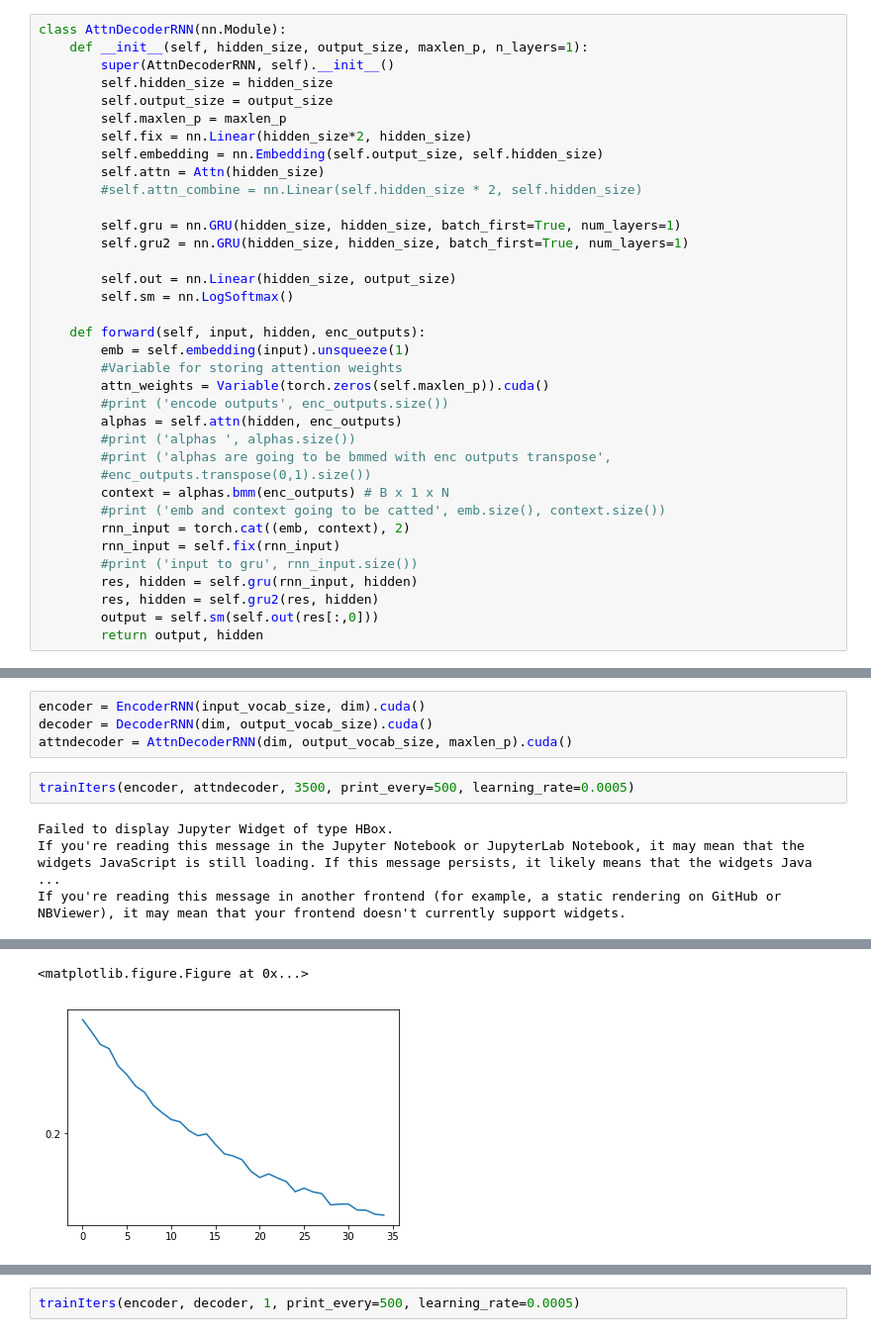
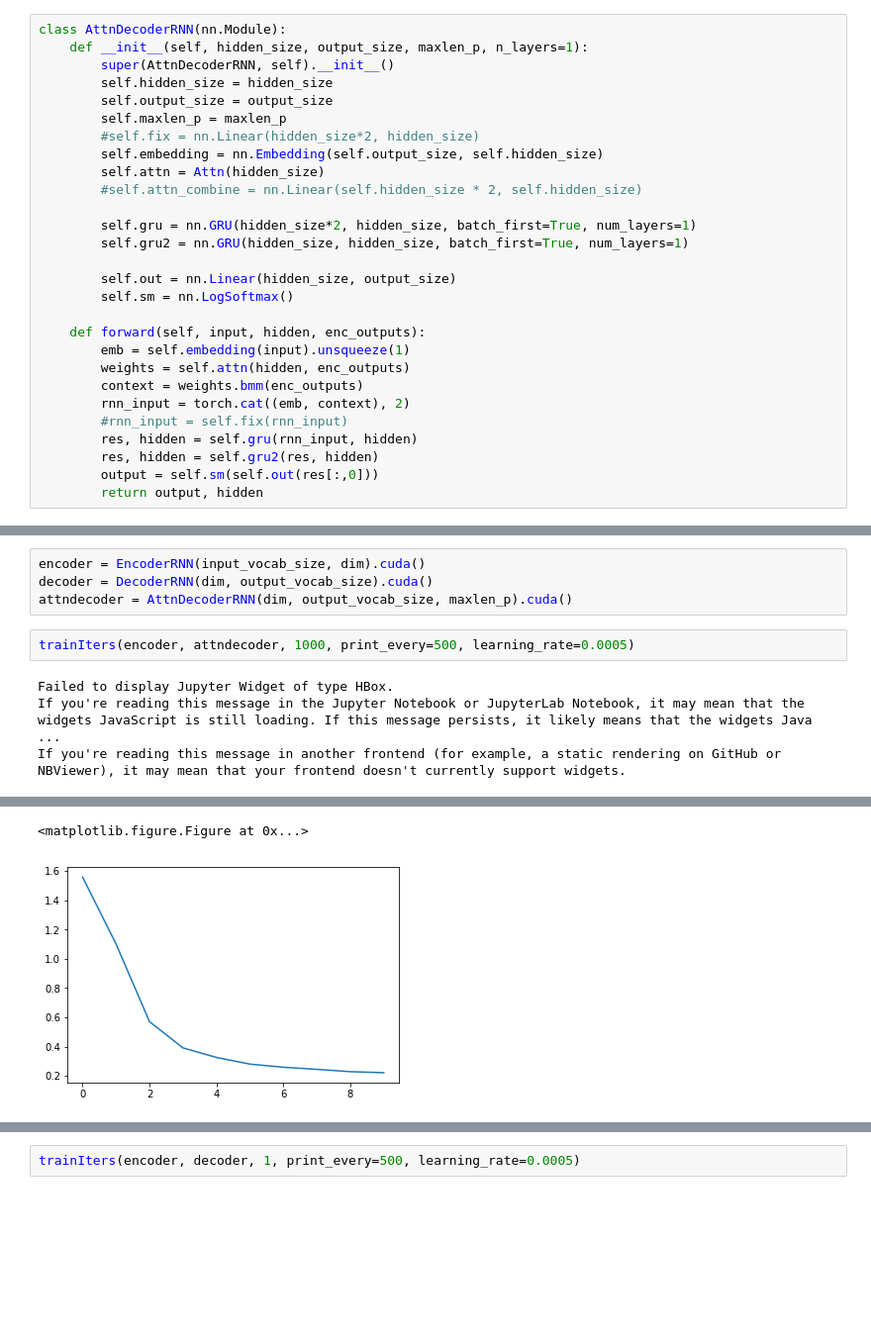
Before and after one commit to shehel/NLP, a Jupyter notebook: attention_seq_pytorch.ipynb, the cells around one changed output, grey strips where cells are left out. Shown at 99% size. Saved outputs shown, nothing was run; the diff lists cells and outputs as text; blank space fills up the shorter version.

```diff
--- a/attention_seq_pytorch.ipynb
+++ b/attention_seq_pytorch.ipynb
@@ -224,12 +198,12 @@ class AttnDecoderRNN(nn.Module):
         self.hidden_size = hidden_size
         self.output_size = output_size
         self.maxlen_p = maxlen_p
-        self.fix = nn.Linear(hidden_size*2, hidden_size)
+        #self.fix = nn.Linear(hidden_size*2, hidden_size)
         self.embedding = nn.Embedding(self.output_size, self.hidden_size)
         self.attn = Attn(hidden_size)
         #self.attn_combine = nn.Linear(self.hidden_size * 2, self.hidden_size)
 
-        self.gru = nn.GRU(hidden_size, hidden_size, batch_first=True, num_layers=1)
+        self.gru = nn.GRU(hidden_size*2, hidden_size, batch_first=True, num_layers=1)
         self.gru2 = nn.GRU(hidden_size, hidden_size, batch_first=True, num_layers=1)
 
         self.out = nn.Linear(hidden_size, output_size)
@@ -237,18 +211,10 @@ class AttnDecoderRNN(nn.Module):
 
     def forward(self, input, hidden, enc_outputs):
         emb = self.embedding(input).unsqueeze(1)
-        #Variable for storing attention weights
-        attn_weights = Variable(torch.zeros(self.maxlen_p)).cuda()
-        #print ('encode outputs', enc_outputs.size())
-        alphas = self.attn(hidden, enc_outputs)
-        #print ('alphas ', alphas.size())
-        #print ('alphas are going to be bmmed with enc outputs transpose',
-        #enc_outputs.transpose(0,1).size())
-        context = alphas.bmm(enc_outputs) # B x 1 x N
-        #print ('emb and context going to be catted', emb.size(), context.size())
+        weights = self.attn(hidden, enc_outputs)
+        context = weights.bmm(enc_outputs)
         rnn_input = torch.cat((emb, context), 2)
-        rnn_input = self.fix(rnn_input)
-        #print ('input to gru', rnn_input.size())
+        #rnn_input = self.fix(rnn_input)
         res, hidden = self.gru(rnn_input, hidden)
         res, hidden = self.gru2(res, hidden)
         output = self.sm(self.out(res[:,0]))
@@ -375,7 +337,7 @@ encoder = EncoderRNN(input_vocab_size, dim).cuda()
 decoder = DecoderRNN(dim, output_vocab_size).cuda()
 attndecoder = AttnDecoderRNN(dim, output_vocab_size, maxlen_p).cuda()
 # %%
-trainIters(encoder, attndecoder, 3500, print_every=500, learning_rate=0.0005)
+trainIters(encoder, attndecoder, 1000, print_every=500, learning_rate=0.0005)
 # %% [output]
 Failed to display Jupyter Widget of type HBox.
 If you're reading this message in the Jupyter Notebook or JupyterLab Notebook, it may mean that the widgets JavaScript is still loading. If this message persists, it likely means that the widgets Java ...
@@ -384,2 +346,2 @@ Loss:  0.15077918004989612
 <matplotlib.figure.Figure at 0x...>
-[figure, old version]
+[figure, new version]
```
Also changed, not shown: parts of 13 cells of this notebook.
